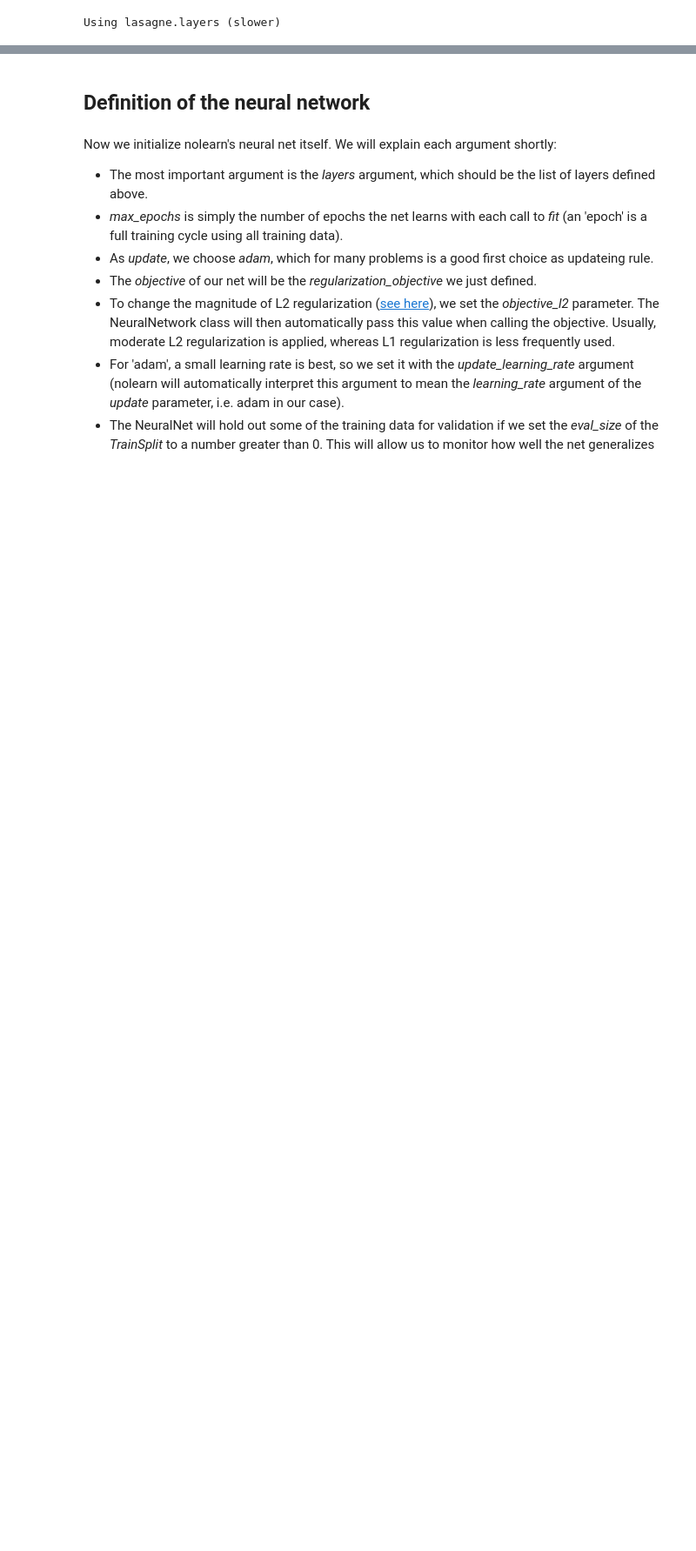
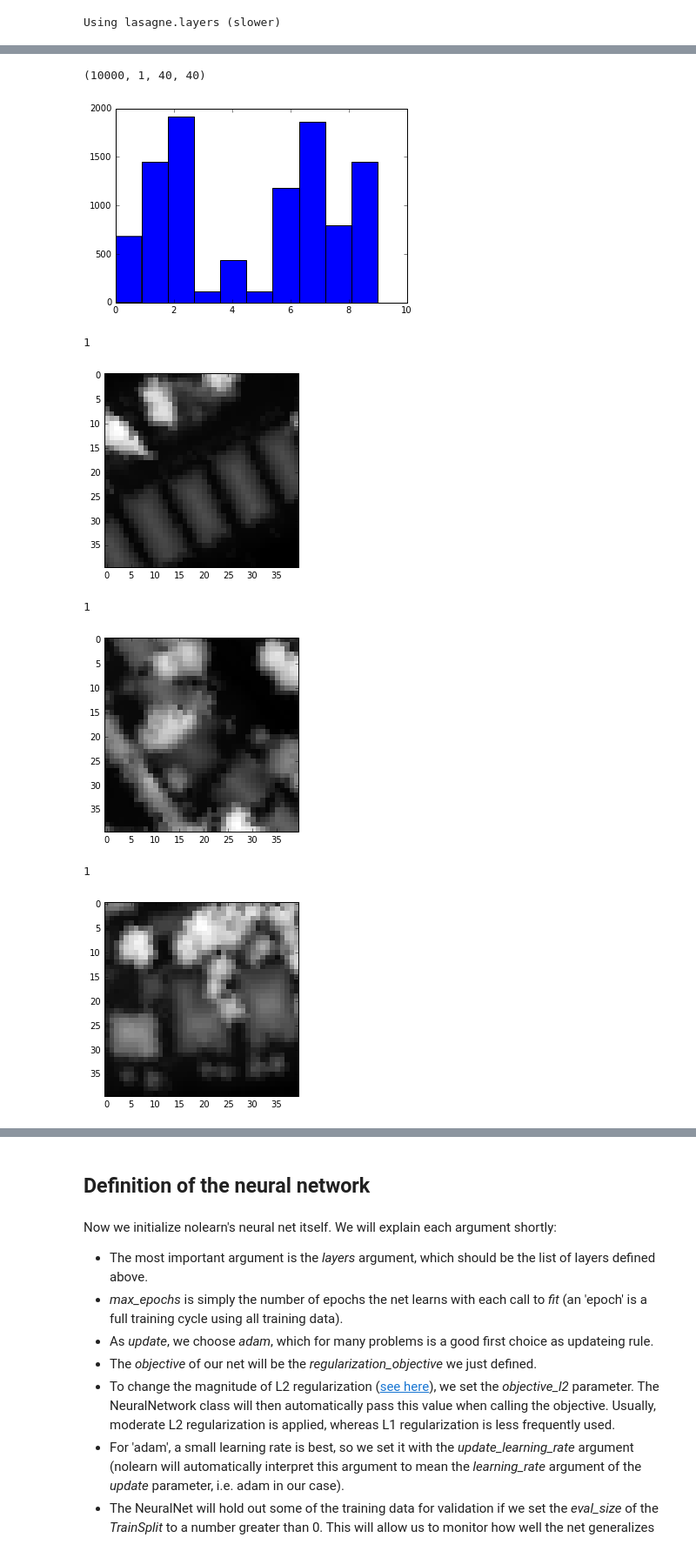
Before and after one commit to IJDykeman/storm_damage_prediction, a Jupyter notebook: CNN_tutorial.ipynb, the cells around one changed output, grey strips where cells are left out. Shown at 87% size. Drawn from its saved outputs; the diff is of its cells as text; code cells hidden in the pictures; blank space fills up the shorter version.

Commit message:
terrain slicing working

```diff
--- a/CNN_tutorial.ipynb
+++ b/CNN_tutorial.ipynb
@@ -276,0 +347,12 @@ NeuralNet(X_tensor_type=None,
+# %%
+# print ae.get_all_layers()
+compressed = lasagne.layers.get_output(ae.get_all_layers()[9], X).eval()
+print compressed.shape
+# for i in range(16):
+#     plt.imshow(compressed[109][i], cmap = plt.get_cmap('gray'), interpolation='nearest')
+#     plt.show()
+
+vectors = compressed.reshape(-1,256)
+# vectors = X.reshape(-1,1600)
+# np.save(vectors, "/home/isaac/Desktop/devika/final_model_inputs/compressed_terrain")
+print vectors.shape
@@ -276,0 +362,8 @@ NeuralNet(X_tensor_type=None,
+# %%
+from sklearn.cluster import KMeans
+from sklearn.decomposition import PCA
+from sklearn import metrics
+
+# for i in range(2,1000):
+kmeans = KMeans(init='k-means++', n_clusters = 10)
+kmeans.fit(vectors)
@@ -276,0 +401,17 @@ NeuralNet(X_tensor_type=None,
+# %%
+print X.shape
+plt.hist(kmeans.labels_)
+plt.show()
+for i in range(100):
+    if(kmeans.labels_[i]==1):
+        print kmeans.labels_[i]
+        display(X[i][0], min = np.min(X[i]), max = np.max(X[i]))
+# %% [output]
+(10000, 1, 40, 40)
+[figure, added]
+1
+[figure, added]
+1
+[figure, added]
+1
+[figure, added]
```
Also changed, not shown: parts of 22 cells of this notebook, 6 other files.
